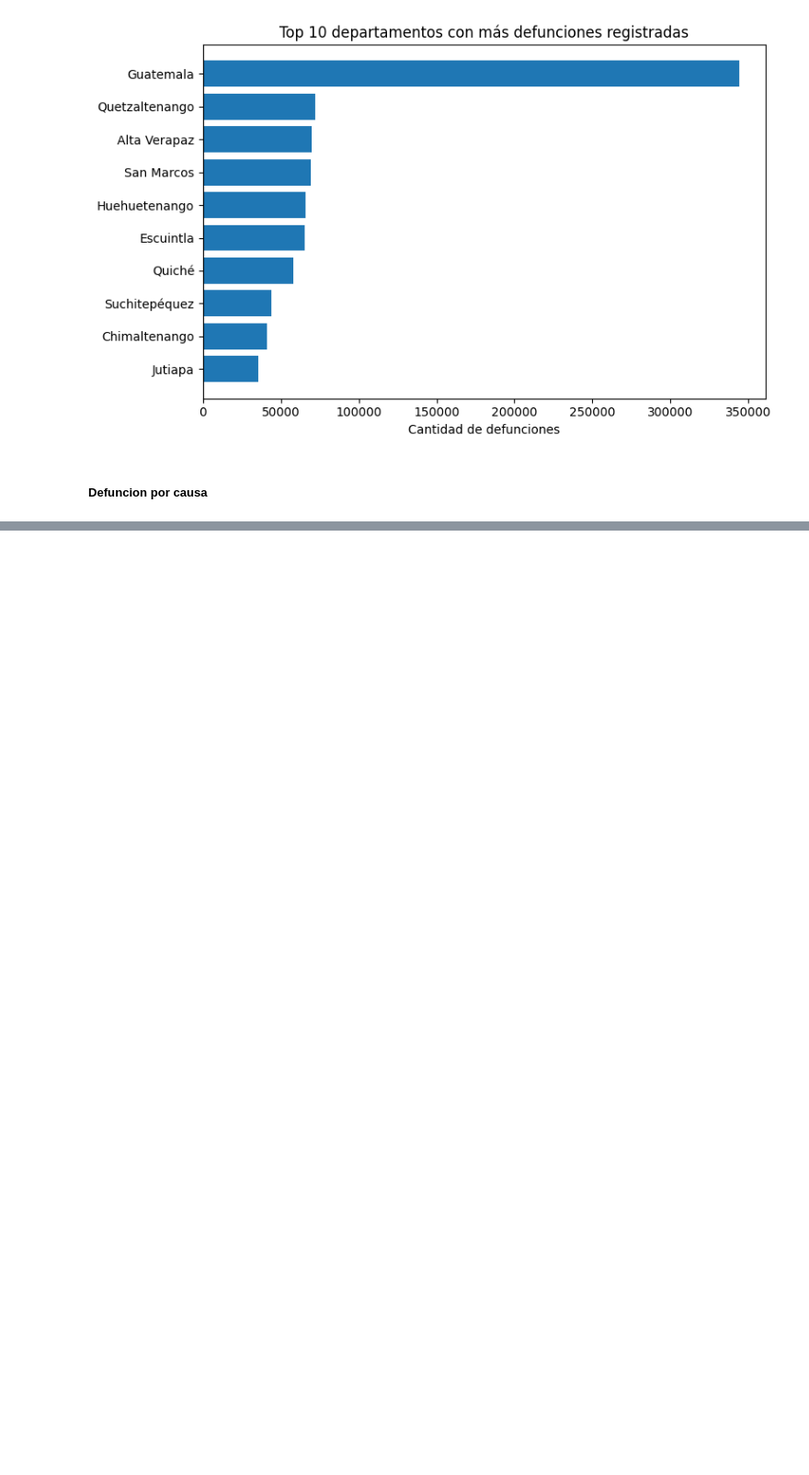
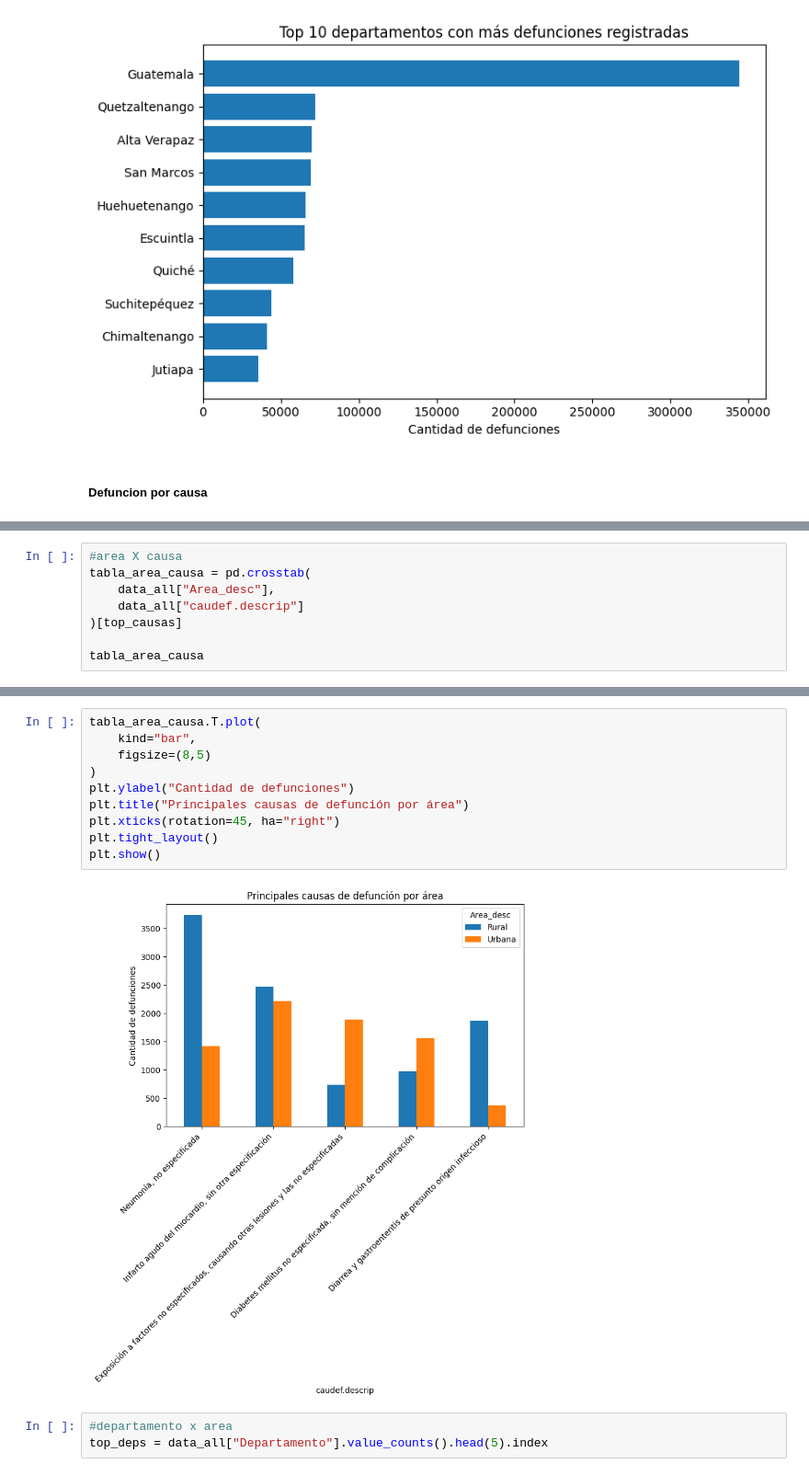
Before and after one commit to agabrielMej/Proyecto-MD-Grupo-2, a Jupyter notebook: notebooks/01_exploracion.ipynb, the cells around one changed output, grey strips where cells are left out. Shown at 92% size. Cells and saved outputs as stored; diff of their text form; blank space fills up the shorter version.

```diff
--- a/notebooks/01_exploracion.ipynb
+++ b/notebooks/01_exploracion.ipynb
@@ -331,0 +409,8 @@ plt.show()
+# %%
+#area X causa
+tabla_area_causa = pd.crosstab(
+    data_all["Area_desc"],
+    data_all["caudef.descrip"]
+)[top_causas]
+
+tabla_area_causa
@@ -331,0 +422,15 @@ plt.show()
+# %%
+tabla_area_causa.T.plot(
+    kind="bar",
+    figsize=(8,5)
+)
+plt.ylabel("Cantidad de defunciones")
+plt.title("Principales causas de defunción por área")
+plt.xticks(rotation=45, ha="right")
+plt.tight_layout()
+plt.show()
+# %% [output]
+[figure, added]
+# %%
+#departamento x area
+top_deps = data_all["Departamento"].value_counts().head(5).index
```
Also changed, not shown: parts of 10 cells of this notebook.
